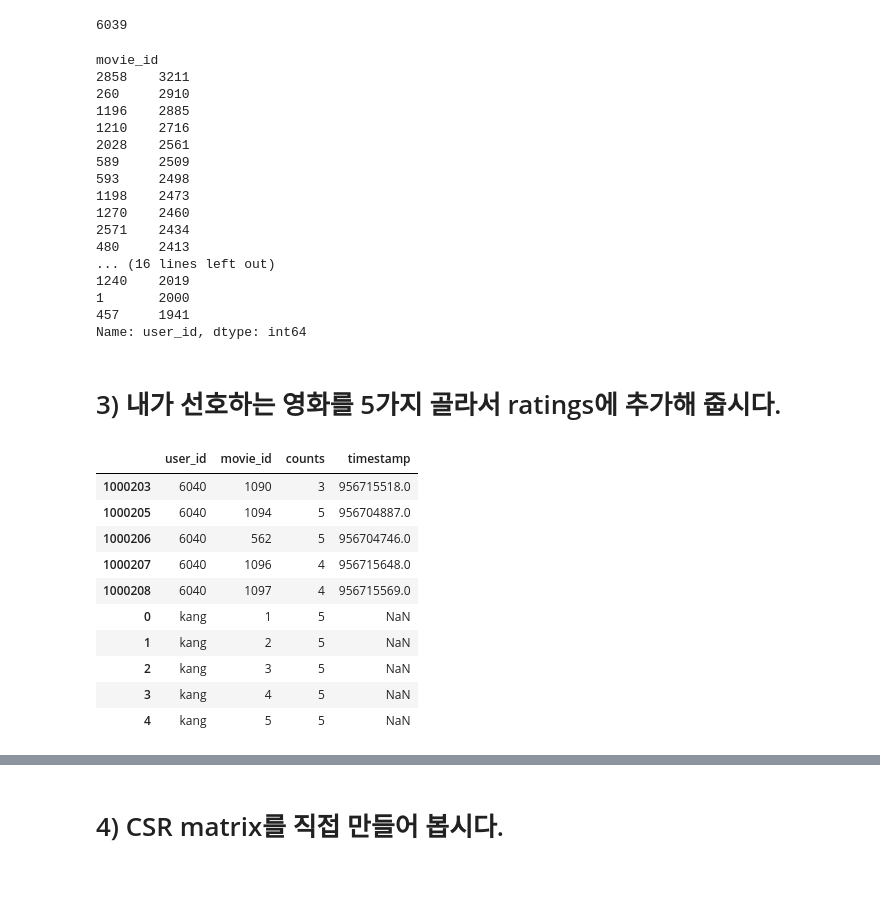
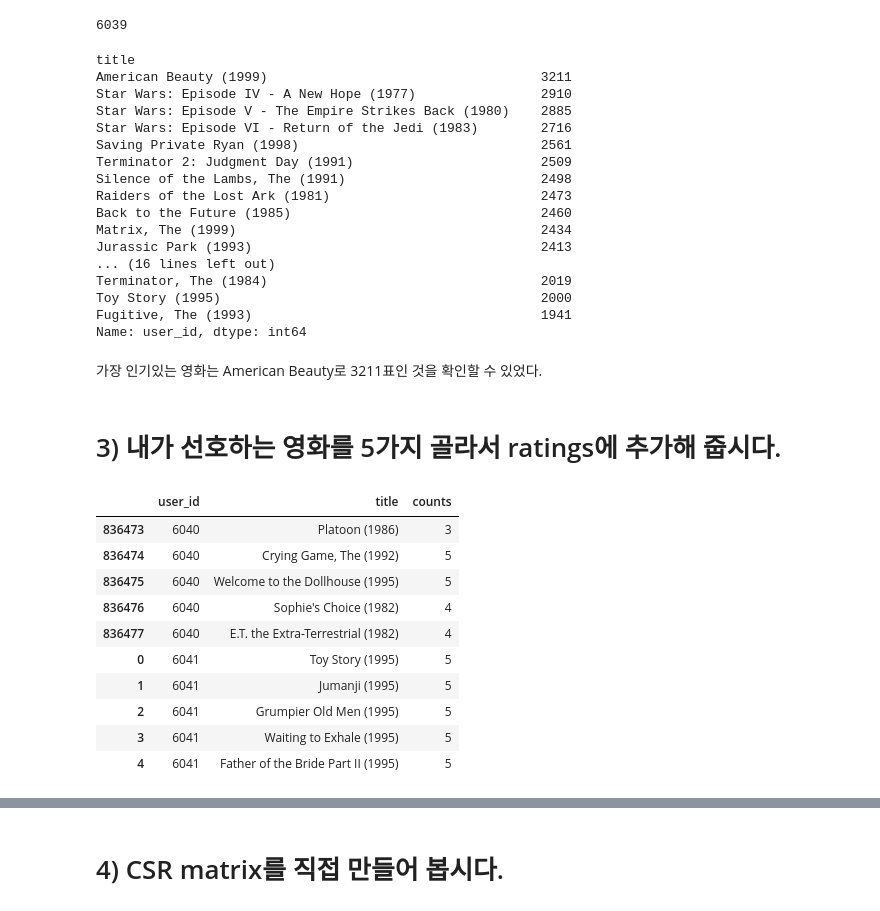
Before and after one commit to kkalkkkal/AIFFEL, a Jupyter notebook: 14. 아이유팬이 좋아할 만한 다른 아티스트 찾기/Movielens 영화 추천 실습.ipynb, the cells around one changed output, grey strips where cells are left out. Cells and saved outputs as stored; diff of their text form; code cells hidden in the pictures; blank space fills up the shorter version.

```diff
--- a/14. 아이유팬이 좋아할 만한 다른 아티스트 찾기/Movielens 영화 추천 실습.ipynb
+++ b/14. 아이유팬이 좋아할 만한 다른 아티스트 찾기/Movielens 영화 추천 실습.ipynb
@@ -89,0 +92,3 @@ movies.head()
+# %%
+ratings = pd.merge(ratings, movies, on='movie_id', how='left')
+ratings
@@ -89,0 +109,5 @@ movies.head()
+# %%
+# 사용하는 컬럼만 남겨줍니다.
+using_cols = ['user_id', 'title', 'counts']
+ratings = ratings[using_cols]
+ratings.head(10)
@@ -107,48 +145,50 @@ ratings['user_id'].nunique()
 6039
 # %%
 # 가장 인기있는 영화 30개 (인기순)
-movie_count = ratings.groupby('movie_id')['user_id'].count()
+movie_count = ratings.groupby('title')['user_id'].count()
 movie_count.sort_values(ascending=False).head(30)
 # %% [output]
-movie_id
-2858    3211
-260     2910
-1196    2885
-1210    2716
-2028    2561
-589     2509
-593     2498
-1198    2473
-1270    2460
-2571    2434
-480     2413
+title
+American Beauty (1999)                                   3211
+Star Wars: Episode IV - A New Hope (1977)                2910
+Star Wars: Episode V - The Empire Strikes Back (1980)    2885
+Star Wars: Episode VI - Return of the Jedi (1983)        2716
+Saving Private Ryan (1998)                               2561
+Terminator 2: Judgment Day (1991)                        2509
+Silence of the Lambs, The (1991)                         2498
+Raiders of the Lost Ark (1981)                           2473
+Back to the Future (1985)                                2460
+Matrix, The (1999)                                       2434
+Jurassic Park (1993)                                     2413
 ... (16 lines left out)
-1240    2019
-1       2000
-457     1941
+Terminator, The (1984)                                   2019
+Toy Story (1995)                                         2000
+Fugitive, The (1993)                                     1941
 Name: user_id, dtype: int64
+# %% [markdown]
+가장 인기있는 영화는 American Beauty로 3211표인 것을 확인할 수 있었다.
 # %% [markdown]
 # 3) 내가 선호하는 영화를 5가지 골라서 ratings에 추가해 줍시다.
 # %%
 # 본인이 좋아하시는 아티스트 데이터로 바꿔서 추가하셔도 됩니다! 단, 이름은 꼭 데이터셋에 있는 것과 동일하게 맞춰주세요.
-my_favorite = ['1' , '2' ,'3' ,'4' ,'5']
+my_favorite = ['Toy Story (1995)' , 'Jumanji (1995)' ,'Grumpier Old Men (1995)' ,'Waiting to Exhale (1995)' ,'Father of the Bride Part II (1995)']
 
-# 'kang'이라는 user_id가 위 영화들을 5점을 주었다고 보았다고 가정하겠습니다.
-my_playlist = pd.DataFrame({'user_id': ['kang']*5, 'movie_id': my_favorite, 'counts':[5]*5})
+# '6041'이라는 user_id가 위 영화들을 5점을 주었다고 보았다고 가정하겠습니다.
+my_playlist = pd.DataFrame({'user_id': [6041]*5, 'title': my_favorite, 'counts':[5]*5})
 
-if not ratings.isin({'user_id':['kang']})['user_id'].any():  # user_id에 'kang'이라는 데이터가 없다면
+if not ratings.isin({'user_id':[6041]})['user_id'].any():  # user_id에 'kang'이라는 데이터가 없다면
     ratings = ratings.append(my_playlist)                           # 위에 임의로 만든 my_favorite 데이터를 추가해 줍니다.
 
 ratings.tail(10)       # 잘 추가되었는지 확인해 봅시다.
 # %% [output]
-|  | user_id | movie_id | counts | timestamp |
-| 1000203 | 6040 | 1090 | 3 | 956715518.0 |
-| 1000205 | 6040 | 1094 | 5 | 956704887.0 |
-| 1000206 | 6040 | 562 | 5 | 956704746.0 |
-| 1000207 | 6040 | 1096 | 4 | 956715648.0 |
-| 1000208 | 6040 | 1097 | 4 | 956715569.0 |
-| 0 | kang | 1 | 5 | NaN |
-| 1 | kang | 2 | 5 | NaN |
-| 2 | kang | 3 | 5 | NaN |
-| 3 | kang | 4 | 5 | NaN |
-| 4 | kang | 5 | 5 | NaN |
+|  | user_id | title | counts |
+| 836473 | 6040 | Platoon (1986) | 3 |
+| 836474 | 6040 | Crying Game, The (1992) | 5 |
+| 836475 | 6040 | Welcome to the Dollhouse (1995) | 5 |
+| 836476 | 6040 | Sophie's Choice (1982) | 4 |
+| 836477 | 6040 | E.T. the Extra-Terrestrial (1982) | 4 |
+| 0 | 6041 | Toy Story (1995) | 5 |
+| 1 | 6041 | Jumanji (1995) | 5 |
+| 2 | 6041 | Grumpier Old Men (1995) | 5 |
+| 3 | 6041 | Waiting to Exhale (1995) | 5 |
+| 4 | 6041 | Father of the Bride Part II (1995) | 5 |
```
Also changed, not shown: parts of 56 cells of this notebook.
